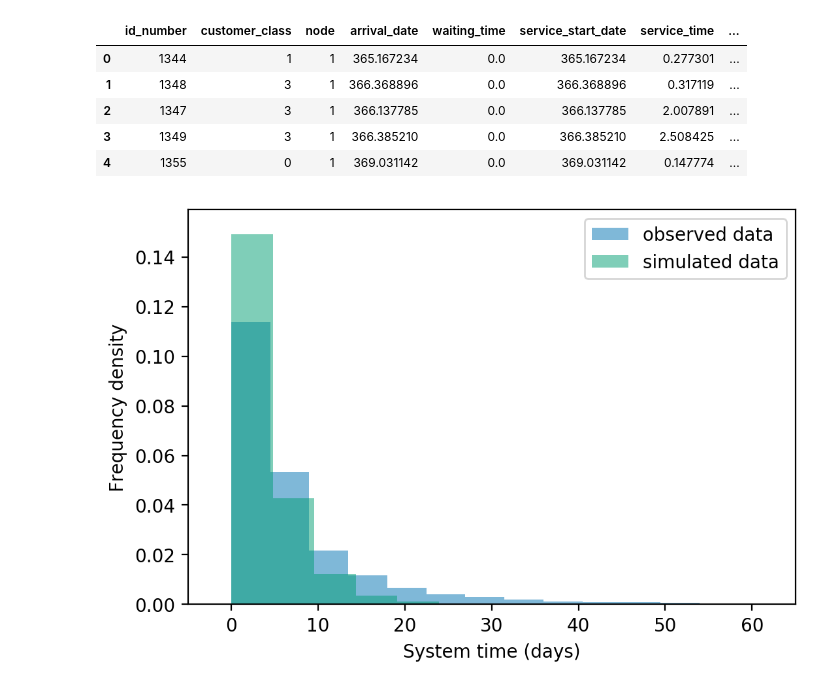
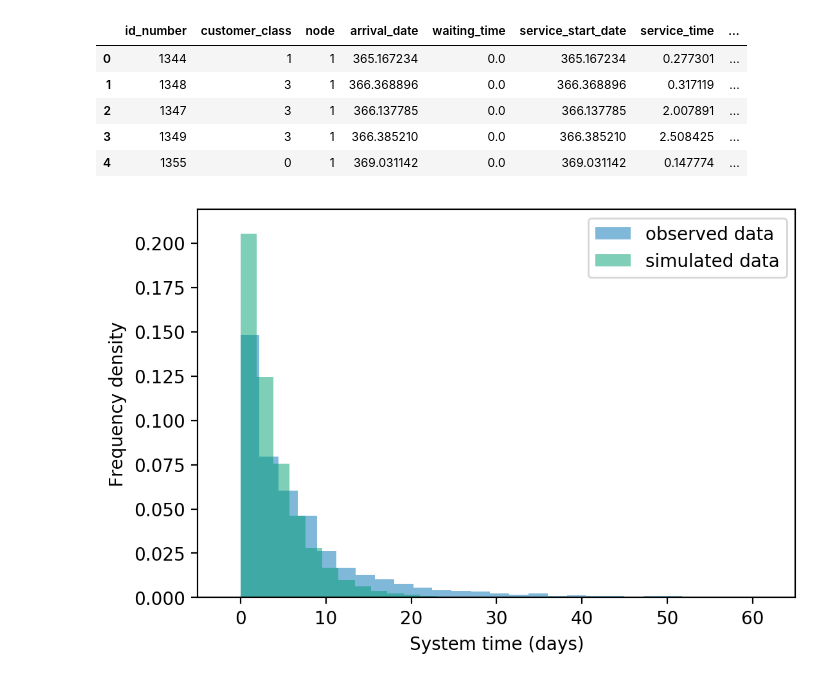
Before and after one commit to daffidwilde/copd-paper, a Jupyter notebook: nbs/queuing.ipynb, the cells around one changed output. Drawn from its saved outputs; the diff is of its cells as text; code cells hidden in the pictures.

```diff
--- a/nbs/queuing.ipynb
+++ b/nbs/queuing.ipynb
@@ -219,24 +219,24 @@ worst_df.head()
 # %%
 fig, ax = plt.subplots(dpi=200)
 
 ax.hist(
     copd["true_los"],
-    bins=50,
+    bins=100,
     alpha=0.5,
     density=True,
     label="observed data",
 )
-ax.hist(worst_df["system_time"], bins=10, alpha=0.5, density=True, label="simulated data")
+ax.hist(worst_df["system_time"], bins=25, alpha=0.5, density=True, label="simulated data")
 
 ax.set(
     xlim=(-5, 65),
     xlabel="System time (days)",
-    ylim=(0, 0.159),
+    ylim=(0, 0.219),
     ylabel="Frequency density",
 )
 
 ax.legend()
 
 plt.savefig("../img/worst_params.pdf", transparent=True)
 # %% [output]
-[figure, old version]
+[figure, new version]
```
Also changed, not shown: parts of 3 cells of this notebook, 3 other files.
